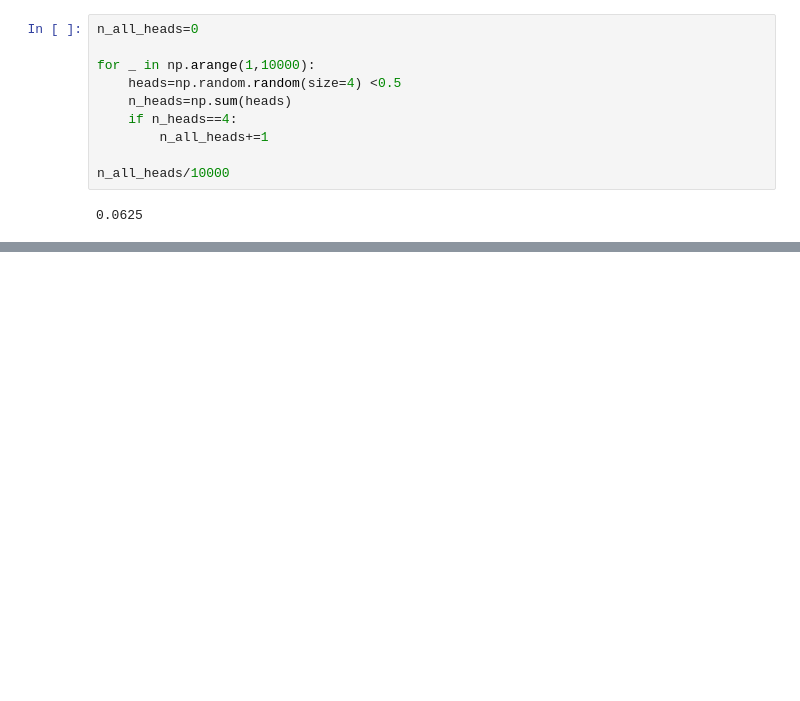
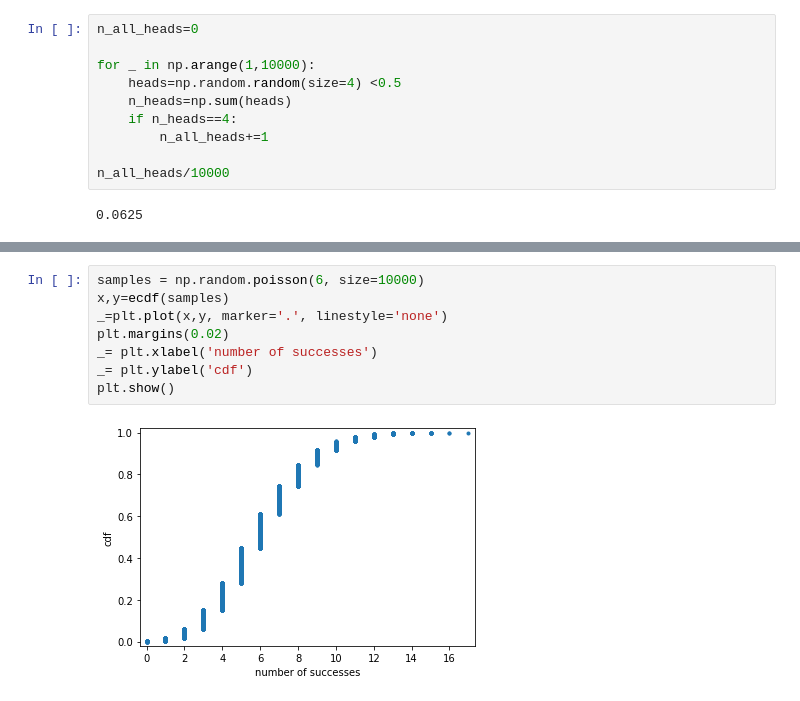
Before and after one commit to skaiphd/python-deep-learning, a Jupyter notebook: statistics part 1.ipynb, the cells around one changed output, grey strips where cells are left out. Drawn from its saved outputs; the diff is of its cells as text; blank space fills up the shorter version.

```diff
--- a/statistics part 1.ipynb
+++ b/statistics part 1.ipynb
@@ -119,0 +128,10 @@ Probability of losing money = 0.782
+# %%
+samples = np.random.poisson(6, size=10000)
+x,y=ecdf(samples)
+_=plt.plot(x,y, marker='.', linestyle='none')
+plt.margins(0.02)
+_= plt.xlabel('number of successes')
+_= plt.ylabel('cdf')
+plt.show()
+# %% [output]
+[figure, added]
```
Also changed, not shown: parts of 6 cells of this notebook.
